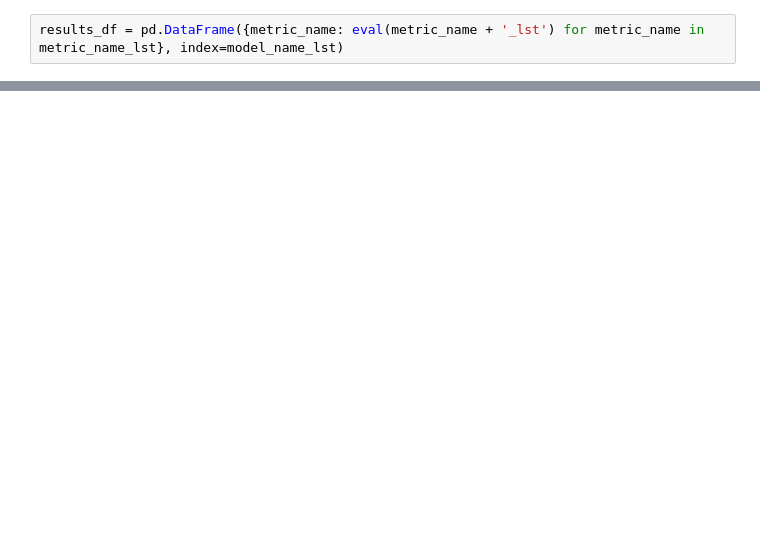
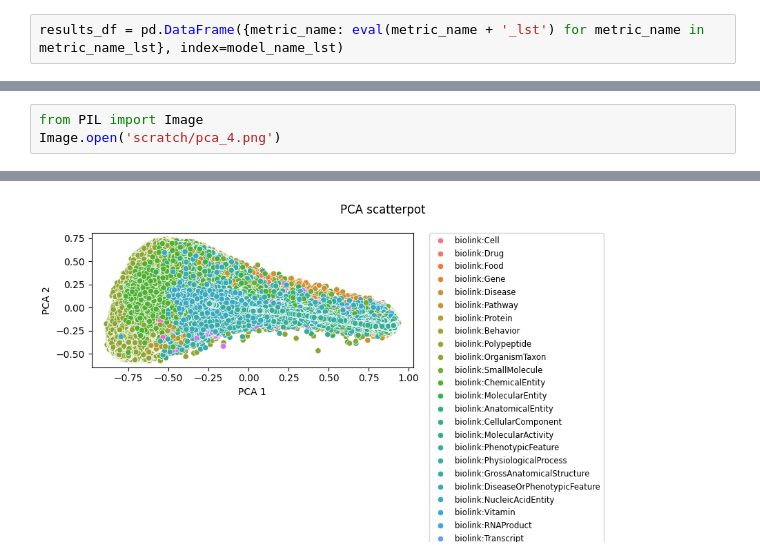
Before and after one commit to everycure-org/matrix, a Jupyter notebook: docs/src/experiments/2024/compare_models_26_aug.ipynb, the cells around one changed output, grey strips where cells are left out. Drawn from its saved outputs; the diff is of its cells as text; blank space fills up the shorter version.

```diff
--- a/docs/src/experiments/2024/compare_models_26_aug.ipynb
+++ b/docs/src/experiments/2024/compare_models_26_aug.ipynb
@@ -201,0 +398,4 @@ styled_df
+# %%
+from PIL import Image
+Image.open('scratch/pca_4.png')
+# %% [output]
@@ -201,0 +403 @@ styled_df
+[figure, added]
```
Also changed, not shown: parts of 25 cells of this notebook.
